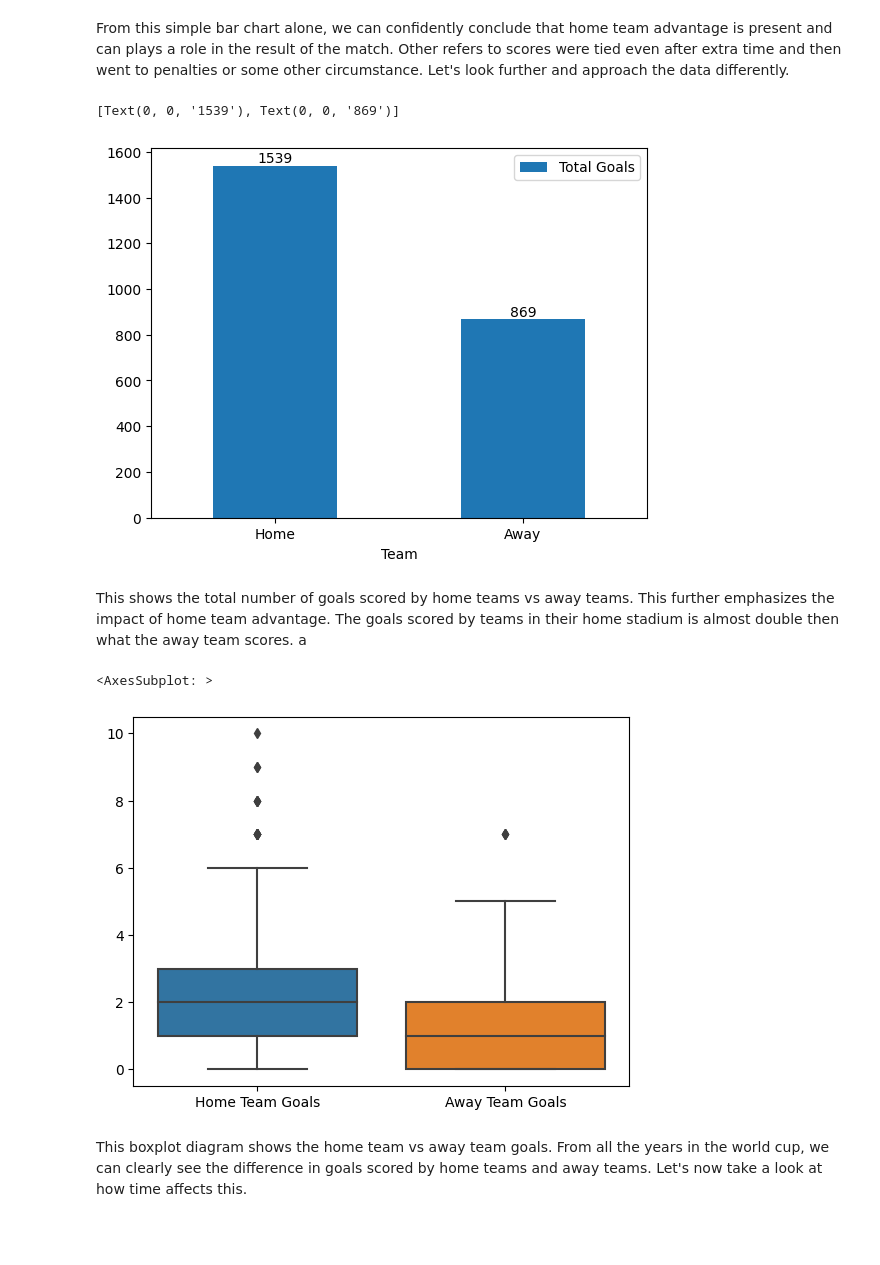
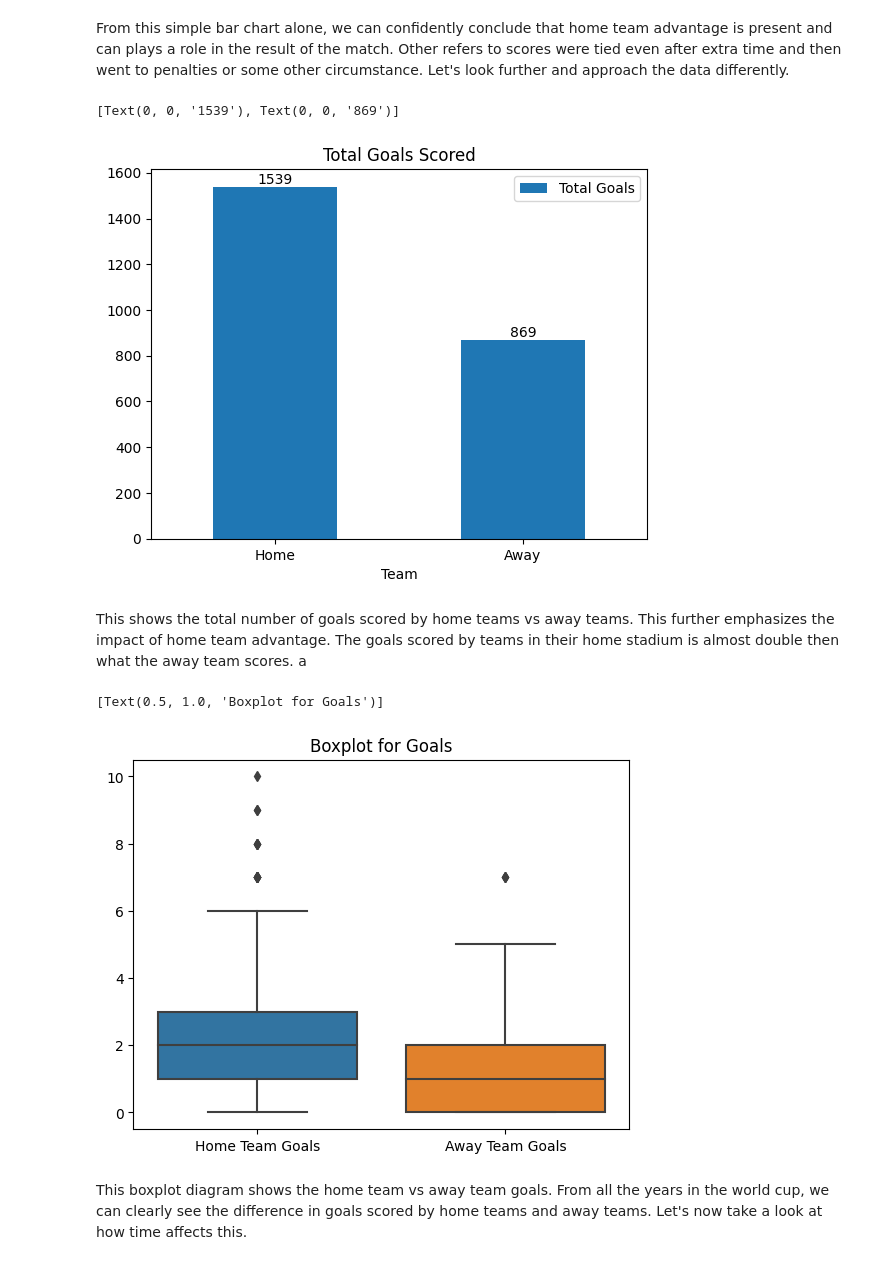
Before and after one commit to ubco-W2022T1-cosc301/project-group49, a Jupyter notebook: notebooks/analysis1.ipynb, the cells around one changed output. Saved outputs shown, nothing was run; the diff lists cells and outputs as text; code cells hidden in the pictures; blank space fills up the shorter version.

```diff
--- a/notebooks/analysis1.ipynb
+++ b/notebooks/analysis1.ipynb
@@ -372,20 +372,20 @@ From this simple bar chart alone, we can confidently conclude that home team adv
 # %%
 goals = pd.DataFrame([('Home', df['Home Team Goals'].sum()),
                       ('Away', df['Away Team Goals'].sum())],
                       columns=('Team', 'Total Goals')
                       )
-ax = goals.plot.bar(x='Team', y='Total Goals', rot=0)
+ax = goals.plot.bar(x='Team', y='Total Goals', rot=0, title='Total Goals Scored')
 ax.bar_label(ax.containers[0])
 # %% [output]
 [Text(0, 0, '1539'), Text(0, 0, '869')]
-[figure, old version]
+[figure, new version]
 # %% [markdown]
 This shows the total number of goals scored by home teams vs away teams. This further emphasizes the impact of home team advantage. The goals scored by teams in their home stadium is almost double then what the away team scores. a
 # %%
-sns.boxplot(data=df[['Home Team Goals','Away Team Goals']])
+sns.boxplot(data=df[['Home Team Goals','Away Team Goals']]).set(title='Boxplot for Goals')
 # %% [output]
-<AxesSubplot: >
+[Text(0.5, 1.0, 'Boxplot for Goals')]
-[figure, old version]
+[figure, new version]
 # %% [markdown]
 This boxplot diagram shows the home team vs away team goals. From all the years in the world cup, we can clearly see the difference in goals scored by home teams and away teams. Let's now take a look at how time affects this.
 # %%
```
Also changed, not shown: parts of 3 cells of this notebook.
